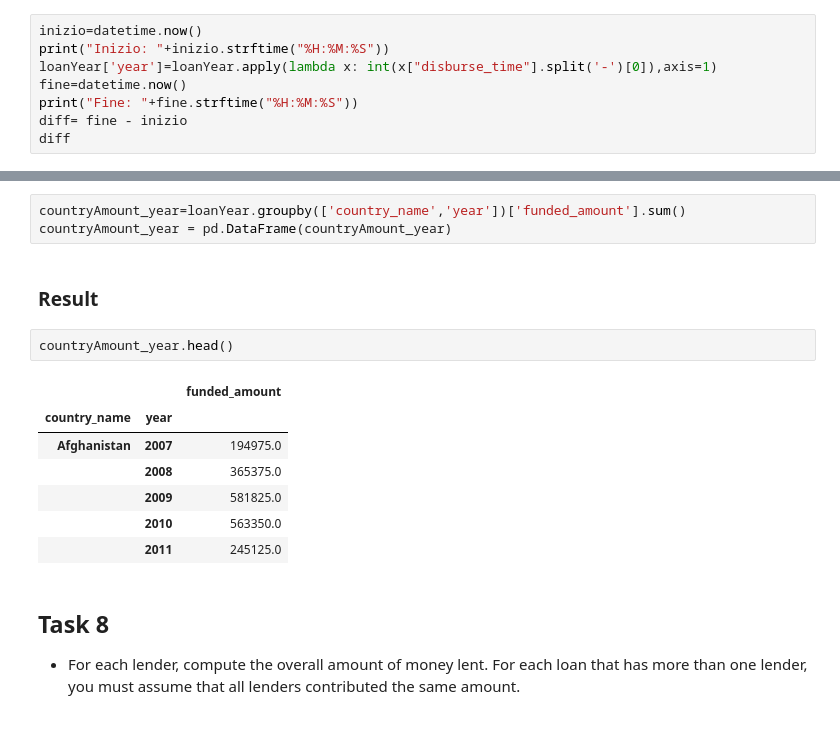
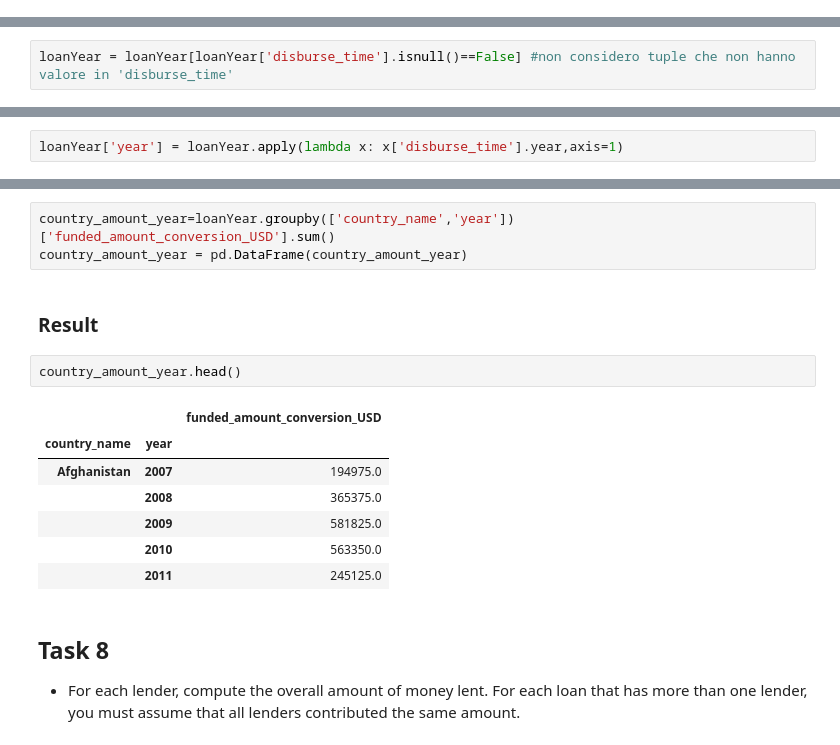
Before and after one commit to gaveter/Project_cs, a Jupyter notebook: Project.ipynb, the cells around one changed output, grey strips where cells are left out. Cells and saved outputs as stored; diff of their text form.

```diff
--- a/Project.ipynb
+++ b/Project.ipynb
@@ -803,8 +807,0 @@ loanYear = loanYear[loanYear['disburse_time']!='nan']
-# %%
-inizio=datetime.now()
-print("Inizio: "+inizio.strftime("%H:%M:%S"))
-loanYear['year']=loanYear.apply(lambda x: int(x["disburse_time"].split('-')[0]),axis=1)
-fine=datetime.now()
-print("Fine: "+fine.strftime("%H:%M:%S"))
-diff= fine - inizio
-diff
@@ -814,0 +808,2 @@ datetime.timedelta(0, 22, 360383)
+# %%
+loanYear = loanYear[loanYear['disburse_time'].isnull()==False] #non considero tuple che non hanno valore in 'disburse_time'
@@ -814,0 +812,2 @@ datetime.timedelta(0, 22, 360383)
+# %%
+loanYear['year'] = loanYear.apply(lambda x: x['disburse_time'].year,axis=1)
@@ -815,12 +820,12 @@ datetime.timedelta(0, 22, 360383)
 # %%
-countryAmount_year=loanYear.groupby(['country_name','year'])['funded_amount'].sum()
-countryAmount_year = pd.DataFrame(countryAmount_year)
+country_amount_year=loanYear.groupby(['country_name','year'])['funded_amount_conversion_USD'].sum()
+country_amount_year = pd.DataFrame(country_amount_year)
 # %% [markdown]
 ### Result
 # %%
-countryAmount_year.head()
+country_amount_year.head()
 # %% [output]
-|  |  | funded_amount |
+|  |  | funded_amount_conversion_USD |
 | country_name | year |  |
 | Afghanistan | 2007 | 194975.0 |
 |  | 2008 | 365375.0 |
```
Also changed, not shown: parts of 10 cells of this notebook.
